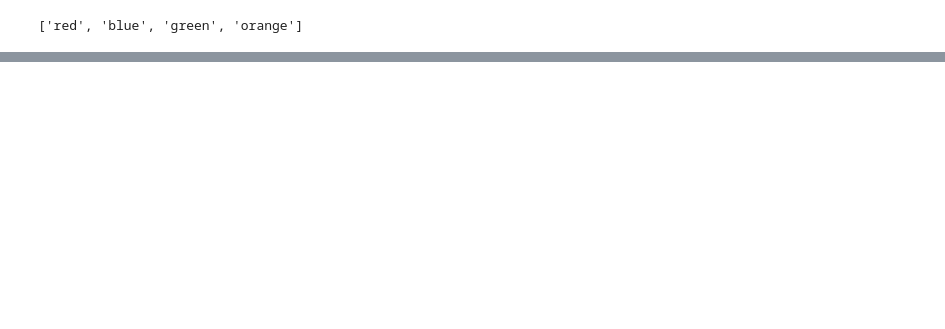
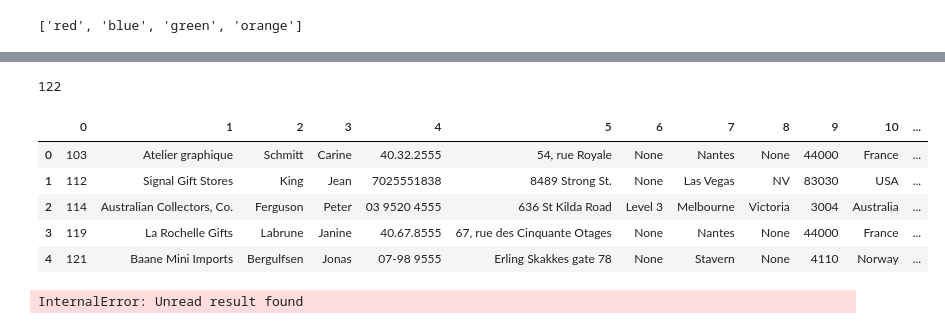
Before and after one commit to rahmanole/CSC557, a Jupyter notebook: CSC557.ipynb, the cells around one changed output, grey strips where cells are left out. Saved outputs shown, nothing was run; the diff lists cells and outputs as text; code cells hidden in the pictures; blank space fills up the shorter version.

```diff
--- a/CSC557.ipynb
+++ b/CSC557.ipynb
@@ -45,0 +32,17 @@ dtype('int64')
+# %%
+import mysql.connector
+
+mydb = mysql.connector.connect(
+  host="localhost",
+  user="root",
+  password="12345678"
+)
+# %%
+cursor = mydb.cursor()
+# %%
+cursor.execute('use classicmodels')
+cursor.execute('select * from customers')
+myresult = cursor.fetchall()
+len(myresult)
+# %% [output]
+122
@@ -45,0 +51,15 @@ dtype('int64')
+# %%
+df = pd.DataFrame(myresult)
+# %%
+df.head()
+# %% [output]
+|  | 0 | 1 | 2 | 3 | 4 | 5 | 6 | 7 | 8 | 9 | 10 | ... |
+| 0 | 103 | Atelier graphique | Schmitt | Carine | 40.32.2555 | 54, rue Royale | None | Nantes | None | 44000 | France | ... |
+| 1 | 112 | Signal Gift Stores | King | Jean | 7025551838 | 8489 Strong St. | None | Las Vegas | NV | 83030 | USA | ... |
+| 2 | 114 | Australian Collectors, Co. | Ferguson | Peter | 03 9520 4555 | 636 St Kilda Road | Level 3 | Melbourne | Victoria | 3004 | Australia | ... |
+| 3 | 119 | La Rochelle Gifts | Labrune | Janine | 40.67.8555 | 67, rue des Cinquante Otages | None | Nantes | None | 44000 | France | ... |
+| 4 | 121 | Baane Mini Imports | Bergulfsen | Jonas | 07-98 9555 | Erling Skakkes gate 78 | None | Stavern | None | 4110 | Norway | ... |
+# %%
+df.columns = ['ID','First_Name','Last_Name',]
+# %% [output]
+InternalError: Unread result found
```
Also changed, not shown: parts of 7 cells of this notebook, 15 other files.
